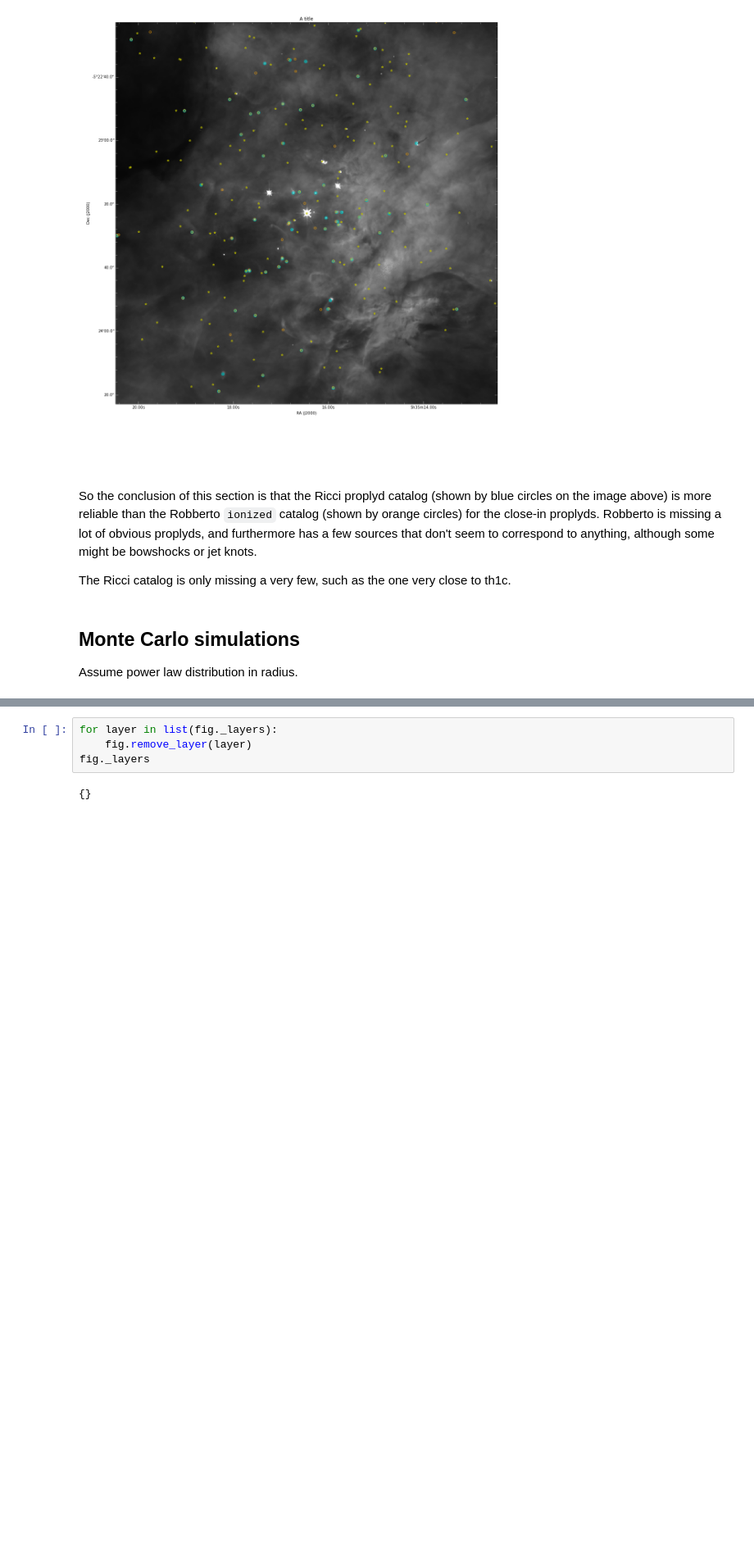
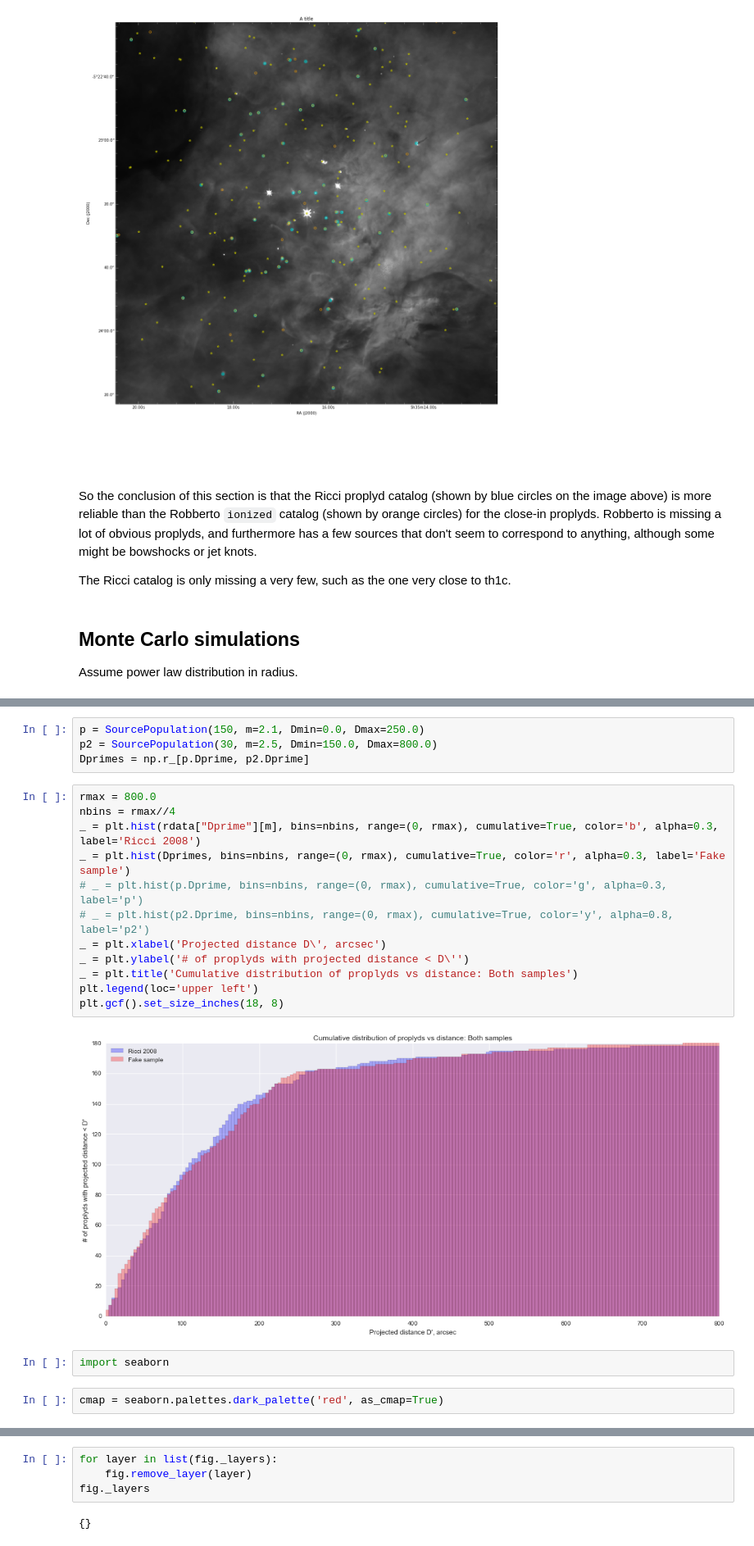
Before and after one commit to will-henney/bowshock-shape, a Jupyter notebook: Proplyd distribution.ipynb, the cells around one changed output, grey strips where cells are left out. Shown at 82% size. Cells and saved outputs as stored; diff of their text form; blank space fills up the shorter version.

```diff
--- a/Proplyd distribution.ipynb
+++ b/Proplyd distribution.ipynb
@@ -380,0 +444,22 @@ Assume power law distribution in radius.
+# %%
+p = SourcePopulation(150, m=2.1, Dmin=0.0, Dmax=250.0)
+p2 = SourcePopulation(30, m=2.5, Dmin=150.0, Dmax=800.0)
+Dprimes = np.r_[p.Dprime, p2.Dprime]
+# %%
+rmax = 800.0
+nbins = rmax//4
+_ = plt.hist(rdata["Dprime"][m], bins=nbins, range=(0, rmax), cumulative=True, color='b', alpha=0.3, label='Ricci 2008')
+_ = plt.hist(Dprimes, bins=nbins, range=(0, rmax), cumulative=True, color='r', alpha=0.3, label='Fake sample')
+# _ = plt.hist(p.Dprime, bins=nbins, range=(0, rmax), cumulative=True, color='g', alpha=0.3, label='p')
+# _ = plt.hist(p2.Dprime, bins=nbins, range=(0, rmax), cumulative=True, color='y', alpha=0.8, label='p2')
+_ = plt.xlabel('Projected distance D\', arcsec')
+_ = plt.ylabel('# of proplyds with projected distance < D\'')
+_ = plt.title('Cumulative distribution of proplyds vs distance: Both samples')
+plt.legend(loc='upper left')
+plt.gcf().set_size_inches(18, 8)
+# %% [output]
+[figure, added]
+# %%
+import seaborn
+# %%
+cmap = seaborn.palettes.dark_palette('red', as_cmap=True)
```
Also changed, not shown: parts of 13 cells of this notebook, 1 other file.
